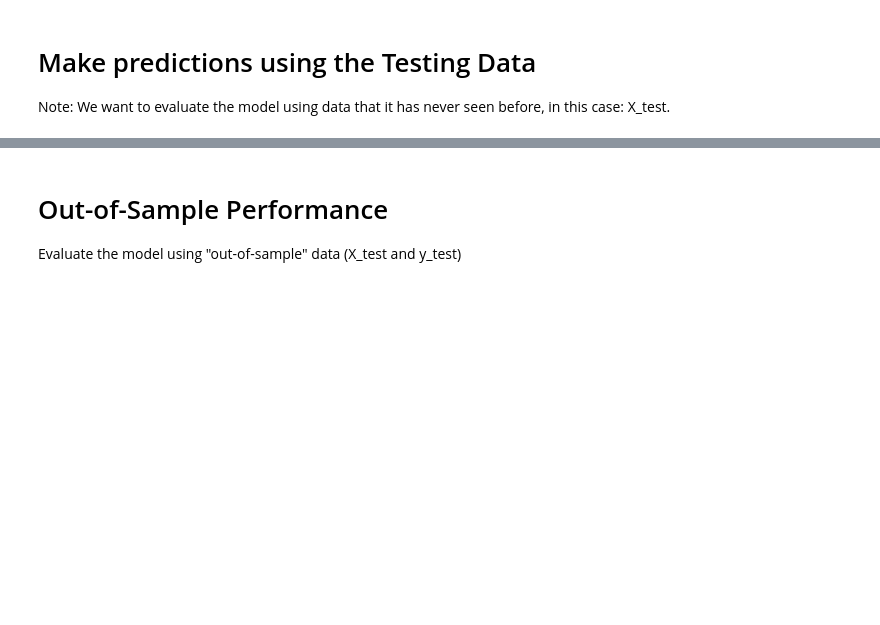
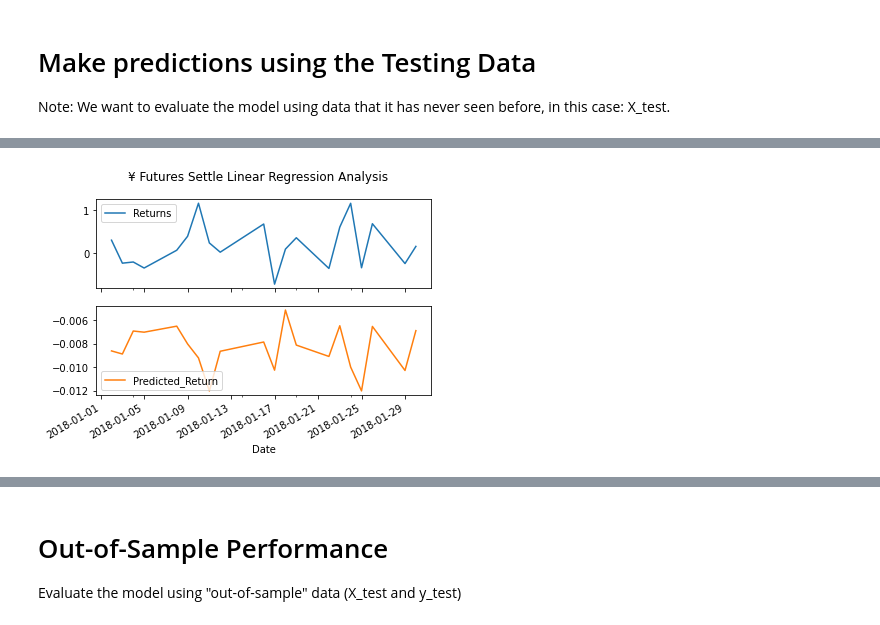
Before and after one commit to illyanyc/cu_fintech_assignments, a Jupyter notebook: 10_time_series/regression_analysis.ipynb, the cells around one changed output, grey strips where cells are left out. Cells and saved outputs as stored; diff of their text form; code cells hidden in the pictures; blank space fills up the shorter version.

```diff
--- a/10_time_series/regression_analysis.ipynb
+++ b/10_time_series/regression_analysis.ipynb
@@ -73,4 +89,7 @@ test = yen_futures['2018':]
 # Create four dataframes:
 # X_train (training set using just the independent variables), X_test (test set of of just the independent variables)
 # Y_train (training set using just the "y" variable, i.e., "Futures Return"), Y_test (test set of just the "y" variable):
-# YOUR CODE HERE!
+X_train = train['Lagged_Return'].to_frame()
+X_test = test['Lagged_Return'].to_frame()
+y_train = train['Returns']
+y_test = test['Returns']
@@ -114,2 +173,10 @@ Note: We want to evaluate the model using data that it has never seen before, in
+# %%
+# Plot the first 20 predictions vs the true values
+filtered_lr_results = lr_results[:20]
+lr_results_fig = filtered_lr_results.plot(subplots = True, title='¥ Futures Settle Linear Regression Analysis')
+
+if gen_new_plots: plt.savefig('img/linear_regression_results.png')
+# %% [output]
+[figure, added]
 # %%
 # Plot the first 20 predictions vs the true values
```
Also changed, not shown: parts of 16 cells of this notebook, 3 other files.
